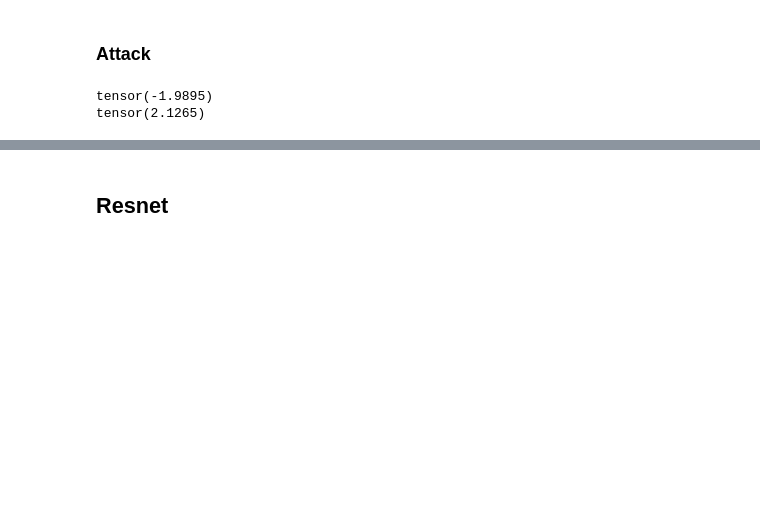
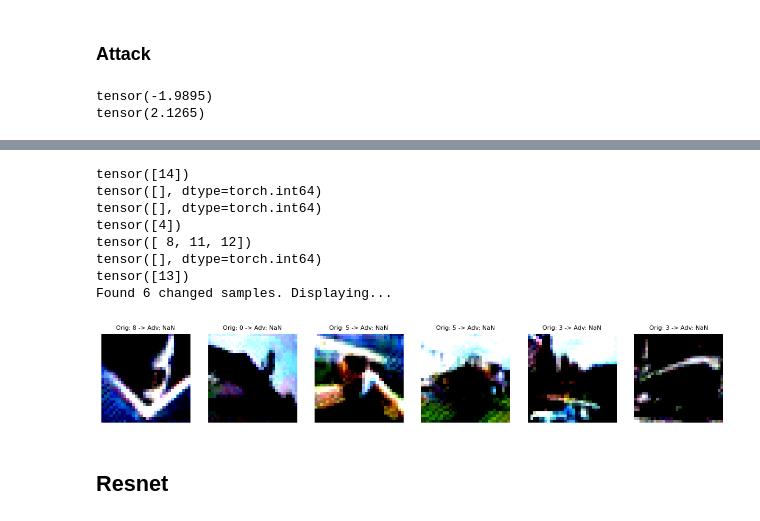
Before and after one commit to phK3/VeryDiffPolyExperiments, a Jupyter notebook: attacks/StandaloneTest.ipynb, the cells around one changed output, grey strips where cells are left out. Cells and saved outputs as stored; diff of their text form; code cells hidden in the pictures; blank space fills up the shorter version.

Commit message:
first alexnet attack :)

```diff
--- a/attacks/StandaloneTest.ipynb
+++ b/attacks/StandaloneTest.ipynb
@@ -905,9 +914,10 @@ adv = attack.NoisyAffineAdversary(attacks_iter=1024, attack_restarts=4, epsilon_
+# %%
+attack_layer = "features.6.conv.2"
 # %%
-layer_min = net_poly.get_submodule("features.6.conv.2").input_min
-layer_max = net_poly.get_submodule("features.6.conv.2").input_max
+layer_min = net_poly.get_submodule(attack_layer).input_min
+layer_max = net_poly.get_submodule(attack_layer).input_max
 attack_point = (layer_min + layer_max) / 2.0
 # %%
-adv.loss_strategy = attack.InternalMaxLoss("features.6.conv.2", "reference_model", "input", attack_point=attack_point)
+adv.loss_strategy = attack.InternalMaxLoss(attack_layer, "reference_model", "input", attack_point=attack_point)
 # %%
-testloader_cp = copy.deepcopy(testloader)
-alexnet_adv_eval = attack.robust_eval(net_orig, net_poly, testloader_cp, torch.nn.CrossEntropyLoss(), "cpu", adv, limit=100)
+alexnet_adv_eval = attack.robust_eval(net_orig, net_poly, cifar_loader, torch.nn.CrossEntropyLoss(), "cpu", adv, limit=100)
@@ -937,2 +945,64 @@ alexnet_adv_eval
  'total': 112,
  'adv_examples': None}
+# %%
+# Plot all adversarial examples where outcome actually changed
+# (different classification between models or NaN in either output)
+
+changed_samples = []
+changed_titles = []
+
+with torch.no_grad():
+    for adv_ex, orig_pred, adv_pred in adv_examples:
+        x = adv_ex.to("cpu")
+        ref = net_orig(x)
+        test = net_poly(x)
+
+        changed = (
+            #(ref.argmax(1) != test.argmax(1)) |
+            torch.isnan(ref).any(dim=1)
+            | torch.isnan(test).any(dim=1)
+        )
+
+        idxs = changed.nonzero(as_tuple=True)[0]
+        print(idxs)
+        for idx in idxs:
+            changed_samples.append(x[idx].permute(1, 2, 0).cpu().numpy())
+            ref_pred = ref[idx].argmax().item()
+            test_pred = test[idx]
+            if torch.isnan(test_pred).any():
+                changed_titles.append(f"Orig: {ref_pred} -> Adv: NaN")
+            else:
+                changed_titles.append(f"Orig: {ref_pred} -> Adv: {test_pred.argmax().item()}")
+
+n = len(changed_samples)
+if n == 0:
+    print("No changed samples found.")
+else:
+    print("Found {} changed samples. Displaying...".format(n))
+    ncols = 6
+    nrows = int(np.ceil(n / ncols))
+    nrows = min(nrows, 10)
+    fig, axes = plt.subplots(nrows, ncols, figsize=(2 * ncols, 2 * nrows))
+    axes = np.array(axes).reshape(-1)
+
+    for i in range(min(n, ncols*nrows)):
+        img_show = np.clip(changed_samples[i], 0, 1)
+        axes[i].imshow(img_show)
+        axes[i].set_title(changed_titles[i], fontsize=8)
+        axes[i].axis("off")
+
+    for i in range(n, len(axes)):
+        axes[i].axis("off")
+
+    plt.tight_layout()
+    plt.show()
+# %% [output]
+tensor([14])
+tensor([], dtype=torch.int64)
+tensor([], dtype=torch.int64)
+tensor([4])
+tensor([ 8, 11, 12])
+tensor([], dtype=torch.int64)
+tensor([13])
+Found 6 changed samples. Displaying...
+[figure, added]
```
Also changed, not shown: parts of 17 cells of this notebook, 3 other files.
